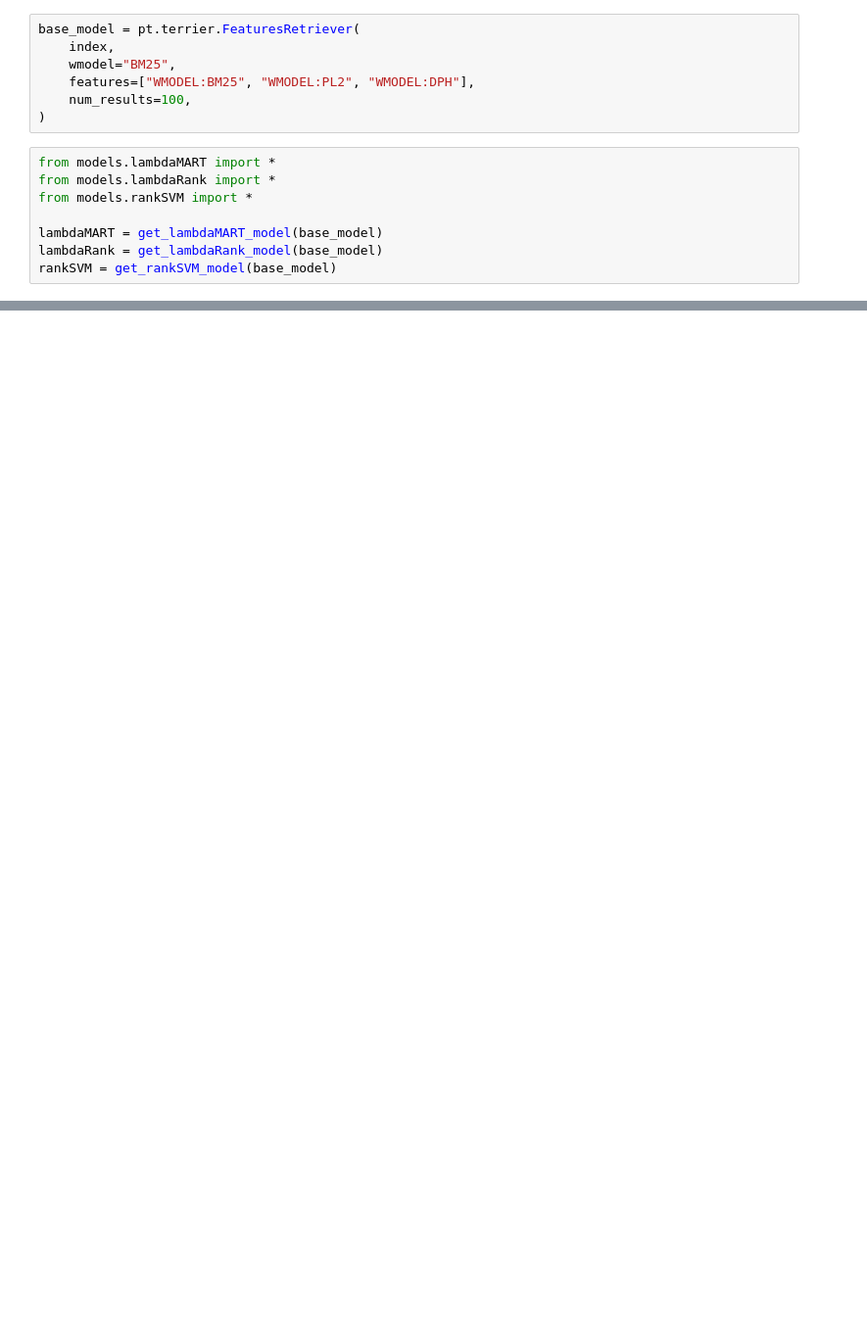
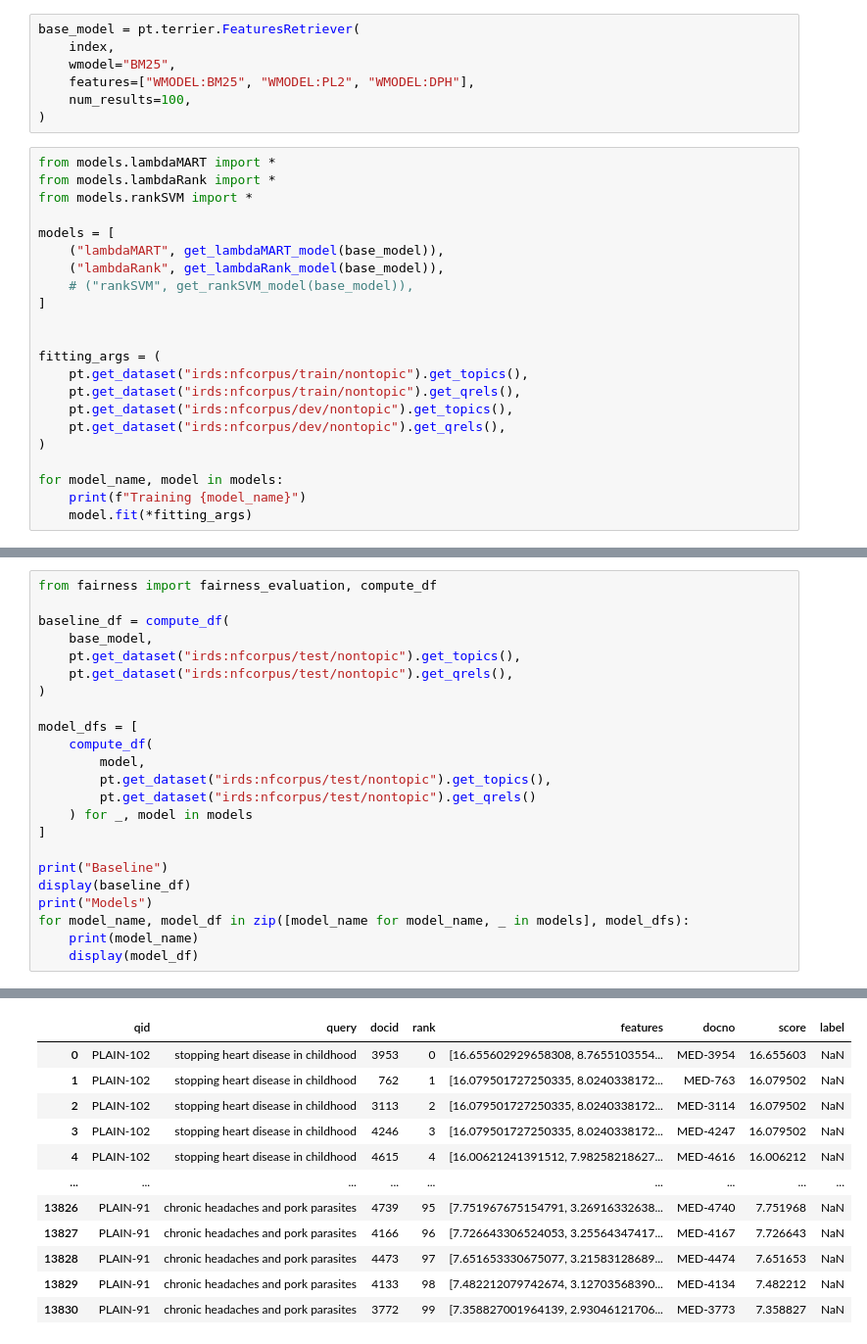
Before and after one commit to acturcu/information_retrieval_ltr_comparison, a Jupyter notebook: main.ipynb, the cells around one changed output, grey strips where cells are left out. Shown at 98% size. Saved outputs shown, nothing was run; the diff lists cells and outputs as text; blank space fills up the shorter version.

Commit message:
Added more steps (fairness breaking)

```diff
--- a/main.ipynb
+++ b/main.ipynb
@@ -32,6 +57,20 @@ from models.lambdaMART import *
 from models.lambdaRank import *
 from models.rankSVM import *
 
-lambdaMART = get_lambdaMART_model(base_model)
-lambdaRank = get_lambdaRank_model(base_model)
-rankSVM = get_rankSVM_model(base_model)
+models = [
+    ("lambdaMART", get_lambdaMART_model(base_model)),
+    ("lambdaRank", get_lambdaRank_model(base_model)),
+    # ("rankSVM", get_rankSVM_model(base_model)),
+]
+
+
+fitting_args = (
+    pt.get_dataset("irds:nfcorpus/train/nontopic").get_topics(),
+    pt.get_dataset("irds:nfcorpus/train/nontopic").get_qrels(),
+    pt.get_dataset("irds:nfcorpus/dev/nontopic").get_topics(),
+    pt.get_dataset("irds:nfcorpus/dev/nontopic").get_qrels(),
+)
+
+for model_name, model in models:
+    print(f"Training {model_name}")
+    model.fit(*fitting_args)
@@ -37,0 +112,24 @@ rankSVM = get_rankSVM_model(base_model)
+# %%
+from fairness import fairness_evaluation, compute_df
+
+baseline_df = compute_df(
+    base_model,
+    pt.get_dataset("irds:nfcorpus/test/nontopic").get_topics(),
+    pt.get_dataset("irds:nfcorpus/test/nontopic").get_qrels(),
+)
+
+model_dfs = [
+    compute_df(
+        model,
+        pt.get_dataset("irds:nfcorpus/test/nontopic").get_topics(),
+        pt.get_dataset("irds:nfcorpus/test/nontopic").get_qrels()
+    ) for _, model in models
+]
+
+print("Baseline")
+display(baseline_df)
+print("Models")
+for model_name, model_df in zip([model_name for model_name, _ in models], model_dfs):
+    print(model_name)
+    display(model_df)
+# %% [output]
@@ -37,0 +138,12 @@ rankSVM = get_rankSVM_model(base_model)
+|  | qid | query | docid | rank | features | docno | score | label |
+| 0 | PLAIN-102 | stopping heart disease in childhood | 3953 | 0 | [16.655602929658308, 8.7655103554... | MED-3954 | 16.655603 | NaN |
+| 1 | PLAIN-102 | stopping heart disease in childhood | 762 | 1 | [16.079501727250335, 8.0240338172... | MED-763 | 16.079502 | NaN |
+| 2 | PLAIN-102 | stopping heart disease in childhood | 3113 | 2 | [16.079501727250335, 8.0240338172... | MED-3114 | 16.079502 | NaN |
+| 3 | PLAIN-102 | stopping heart disease in childhood | 4246 | 3 | [16.079501727250335, 8.0240338172... | MED-4247 | 16.079502 | NaN |
+| 4 | PLAIN-102 | stopping heart disease in childhood | 4615 | 4 | [16.00621241391512, 7.98258218627... | MED-4616 | 16.006212 | NaN |
+| ... | ... | ... | ... | ... | ... | ... | ... | ... |
+| 13826 | PLAIN-91 | chronic headaches and pork parasites | 4739 | 95 | [7.751967675154791, 3.26916332638... | MED-4740 | 7.751968 | NaN |
+| 13827 | PLAIN-91 | chronic headaches and pork parasites | 4166 | 96 | [7.726643306524053, 3.25564347417... | MED-4167 | 7.726643 | NaN |
+| 13828 | PLAIN-91 | chronic headaches and pork parasites | 4473 | 97 | [7.651653330675077, 3.21583128689... | MED-4474 | 7.651653 | NaN |
+| 13829 | PLAIN-91 | chronic headaches and pork parasites | 4133 | 98 | [7.482212079742674, 3.12703568390... | MED-4134 | 7.482212 | NaN |
+| 13830 | PLAIN-91 | chronic headaches and pork parasites | 3772 | 99 | [7.358827001964139, 2.93046121706... | MED-3773 | 7.358827 | NaN |
```
Also changed, not shown: parts of 7 cells of this notebook, 1 other file.
